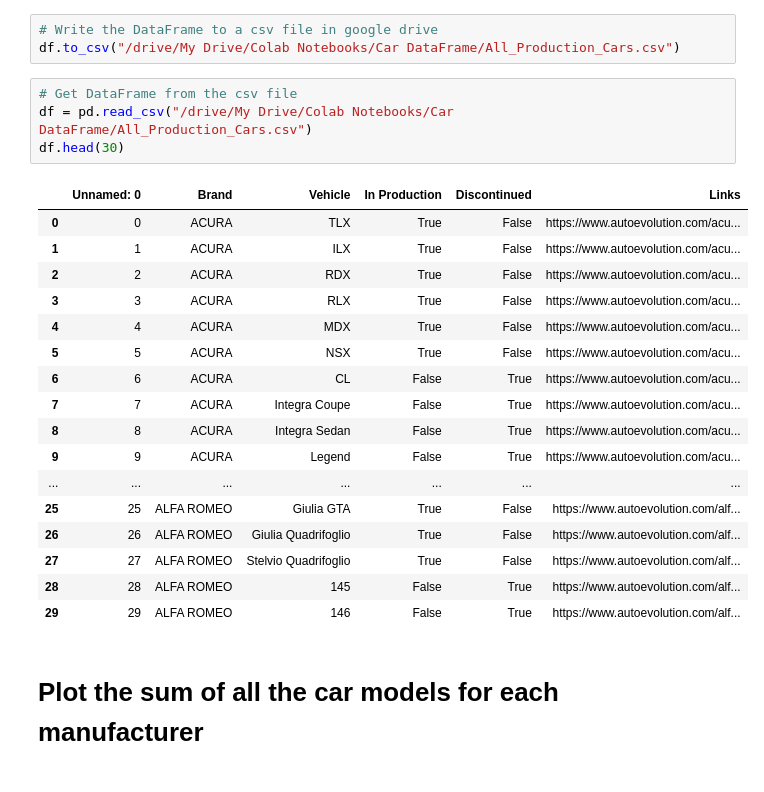
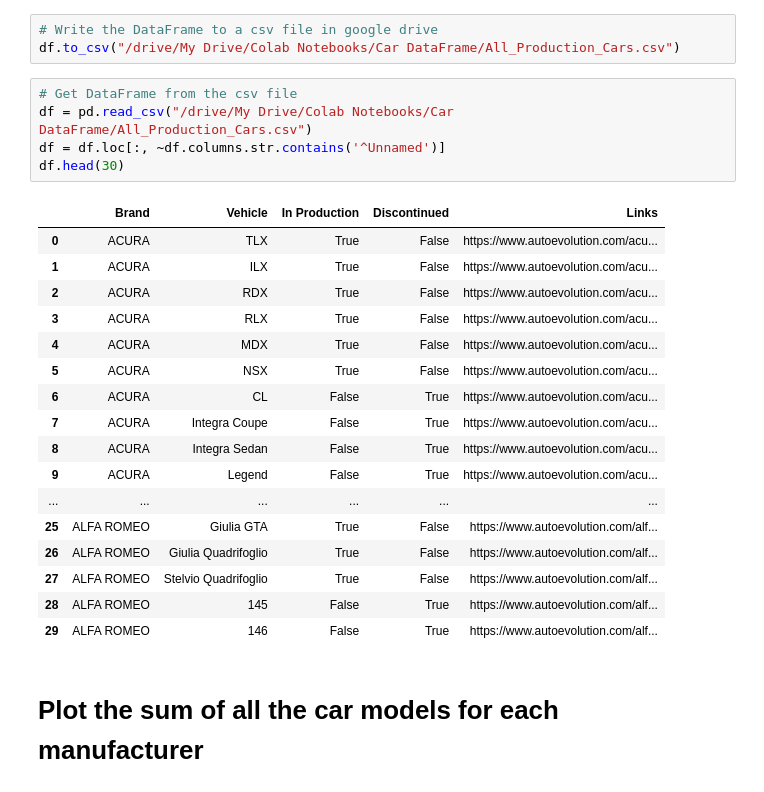
Before and after one commit to mlyhoops/All-Car-Info, a Jupyter notebook: BS_Web_Scraper.ipynb, the cells around one changed output. Saved outputs shown, nothing was run; the diff lists cells and outputs as text.

Commit message:
Removed the "Unnamed" column when reading in the csv file as the index was not needed.

```diff
--- a/BS_Web_Scraper.ipynb
+++ b/BS_Web_Scraper.ipynb
@@ -161,25 +161,26 @@ df.to_csv("/drive/My Drive/Colab Notebooks/Car DataFrame/All_Production_Cars.csv
 # %%
 # Get DataFrame from the csv file
 df = pd.read_csv("/drive/My Drive/Colab Notebooks/Car DataFrame/All_Production_Cars.csv")
+df = df.loc[:, ~df.columns.str.contains('^Unnamed')]
 df.head(30)
 # %% [output]
-|  | Unnamed: 0 | Brand | Vehicle | In Production | Discontinued | Links |
-| 0 | 0 | ACURA | TLX | True | False | https://www.autoevolution.com/acu... |
-| 1 | 1 | ACURA | ILX | True | False | https://www.autoevolution.com/acu... |
-| 2 | 2 | ACURA | RDX | True | False | https://www.autoevolution.com/acu... |
-| 3 | 3 | ACURA | RLX | True | False | https://www.autoevolution.com/acu... |
-| 4 | 4 | ACURA | MDX | True | False | https://www.autoevolution.com/acu... |
-| 5 | 5 | ACURA | NSX | True | False | https://www.autoevolution.com/acu... |
-| 6 | 6 | ACURA | CL | False | True | https://www.autoevolution.com/acu... |
-| 7 | 7 | ACURA | Integra Coupe | False | True | https://www.autoevolution.com/acu... |
-| 8 | 8 | ACURA | Integra Sedan | False | True | https://www.autoevolution.com/acu... |
-| 9 | 9 | ACURA | Legend | False | True | https://www.autoevolution.com/acu... |
-| ... | ... | ... | ... | ... | ... | ... |
-| 25 | 25 | ALFA ROMEO | Giulia GTA | True | False | https://www.autoevolution.com/alf... |
-| 26 | 26 | ALFA ROMEO | Giulia Quadrifoglio | True | False | https://www.autoevolution.com/alf... |
-| 27 | 27 | ALFA ROMEO | Stelvio Quadrifoglio | True | False | https://www.autoevolution.com/alf... |
-| 28 | 28 | ALFA ROMEO | 145 | False | True | https://www.autoevolution.com/alf... |
-| 29 | 29 | ALFA ROMEO | 146 | False | True | https://www.autoevolution.com/alf... |
+|  | Brand | Vehicle | In Production | Discontinued | Links |
+| 0 | ACURA | TLX | True | False | https://www.autoevolution.com/acu... |
+| 1 | ACURA | ILX | True | False | https://www.autoevolution.com/acu... |
+| 2 | ACURA | RDX | True | False | https://www.autoevolution.com/acu... |
+| 3 | ACURA | RLX | True | False | https://www.autoevolution.com/acu... |
+| 4 | ACURA | MDX | True | False | https://www.autoevolution.com/acu... |
+| 5 | ACURA | NSX | True | False | https://www.autoevolution.com/acu... |
+| 6 | ACURA | CL | False | True | https://www.autoevolution.com/acu... |
+| 7 | ACURA | Integra Coupe | False | True | https://www.autoevolution.com/acu... |
+| 8 | ACURA | Integra Sedan | False | True | https://www.autoevolution.com/acu... |
+| 9 | ACURA | Legend | False | True | https://www.autoevolution.com/acu... |
+| ... | ... | ... | ... | ... | ... |
+| 25 | ALFA ROMEO | Giulia GTA | True | False | https://www.autoevolution.com/alf... |
+| 26 | ALFA ROMEO | Giulia Quadrifoglio | True | False | https://www.autoevolution.com/alf... |
+| 27 | ALFA ROMEO | Stelvio Quadrifoglio | True | False | https://www.autoevolution.com/alf... |
+| 28 | ALFA ROMEO | 145 | False | True | https://www.autoevolution.com/alf... |
+| 29 | ALFA ROMEO | 146 | False | True | https://www.autoevolution.com/alf... |
 # %% [markdown]
 # Plot the sum of all the car models for each manufacturer
 # %%
```
